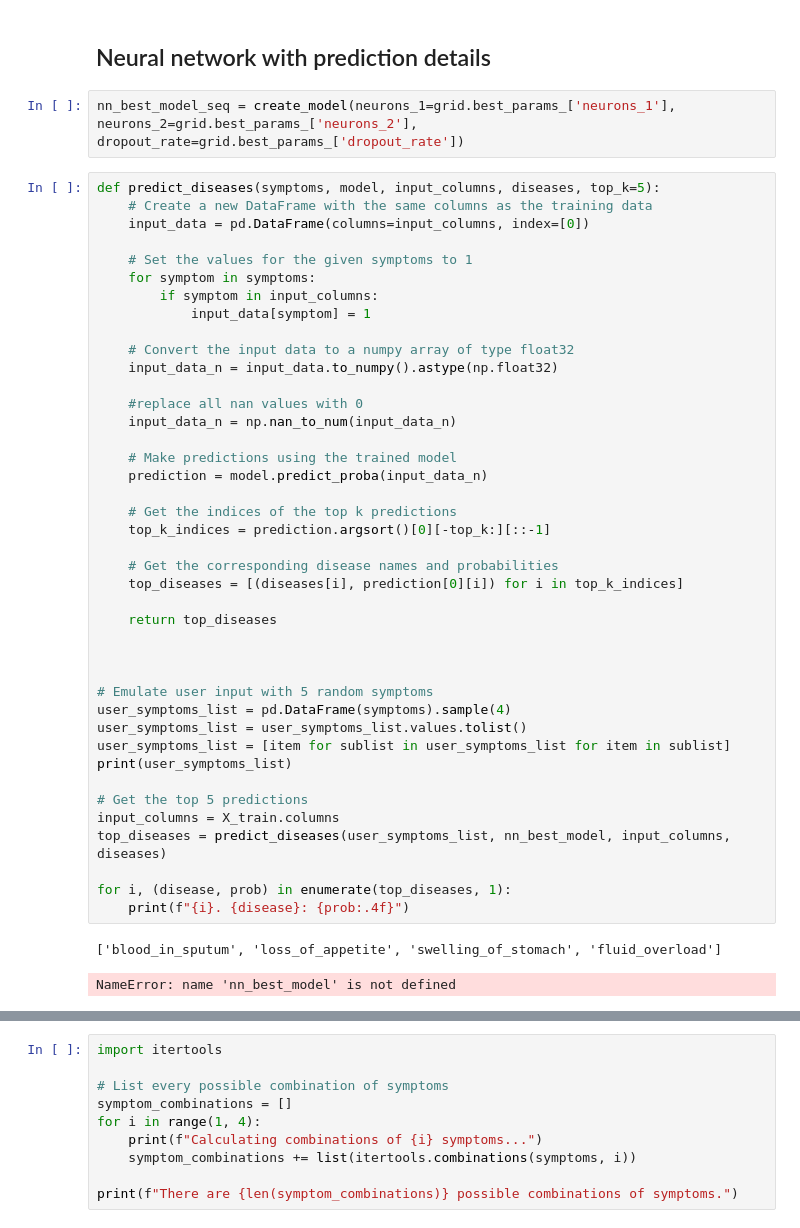
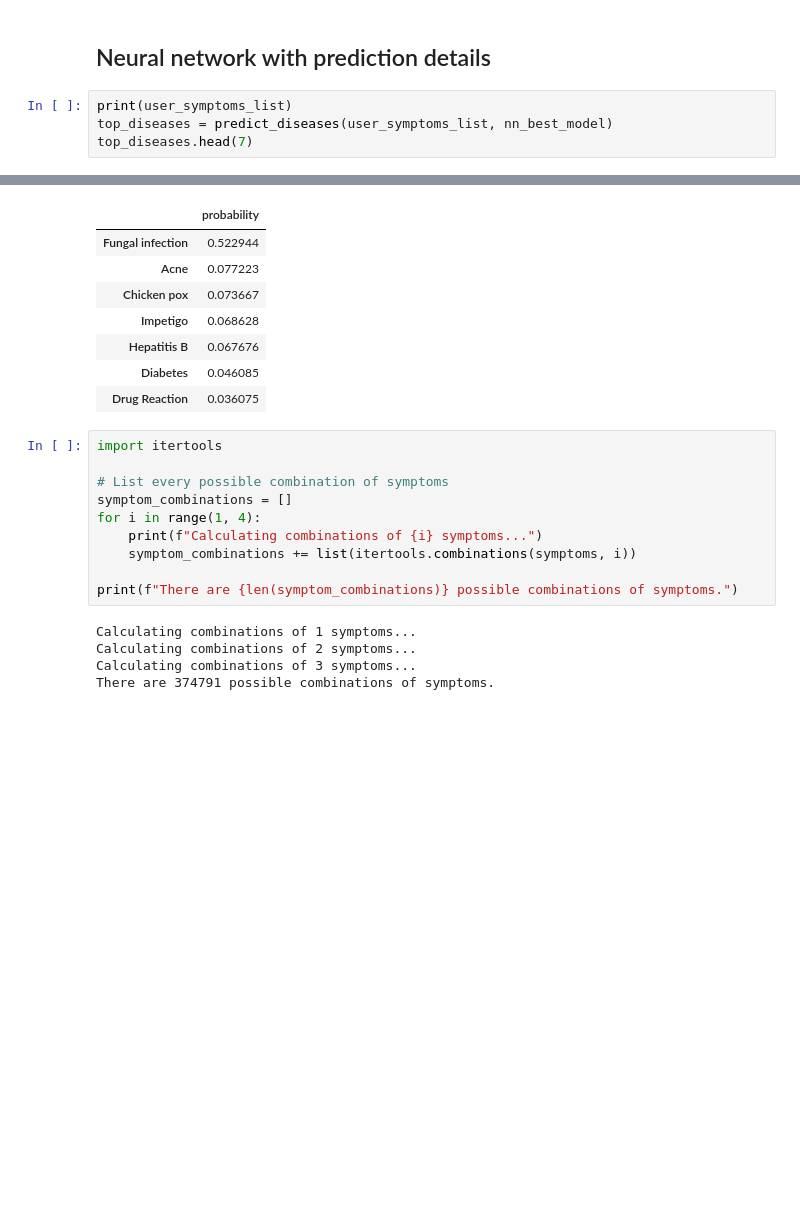
Before and after one commit to tom-bourjala/SDU-ML-DSP, a Jupyter notebook: main.ipynb, the cells around one changed output, grey strips where cells are left out. Saved outputs shown, nothing was run; the diff lists cells and outputs as text; blank space fills up the shorter version.

```diff
--- a/main.ipynb
+++ b/main.ipynb
@@ -794,48 +786,7 @@ user_symptoms_prob.head(5)
 # %% [markdown]
 ## Neural network with prediction details
-# %%
-nn_best_model_seq = create_model(neurons_1=grid.best_params_['neurons_1'], neurons_2=grid.best_params_['neurons_2'], dropout_rate=grid.best_params_['dropout_rate'])
-# %%
-def predict_diseases(symptoms, model, input_columns, diseases, top_k=5):
-    # Create a new DataFrame with the same columns as the training data
-    input_data = pd.DataFrame(columns=input_columns, index=[0])
-
-    # Set the values for the given symptoms to 1
-    for symptom in symptoms:
-        if symptom in input_columns:
-            input_data[symptom] = 1
-
-    # Convert the input data to a numpy array of type float32
-    input_data_n = input_data.to_numpy().astype(np.float32)
-
-    #replace all nan values with 0
-    input_data_n = np.nan_to_num(input_data_n)
-
-    # Make predictions using the trained model
-    prediction = model.predict_proba(input_data_n)
-
-    # Get the indices of the top k predictions
-    top_k_indices = prediction.argsort()[0][-top_k:][::-1]
-
-    # Get the corresponding disease names and probabilities
-    top_diseases = [(diseases[i], prediction[0][i]) for i in top_k_indices]
-
-    return top_diseases
-
-
-
-# Emulate user input with 5 random symptoms
-user_symptoms_list = pd.DataFrame(symptoms).sample(4)
-user_symptoms_list = user_symptoms_list.values.tolist()
-user_symptoms_list = [item for sublist in user_symptoms_list for item in sublist]
-print(user_symptoms_list)
-
-# Get the top 5 predictions
-input_columns = X_train.columns
-top_diseases = predict_diseases(user_symptoms_list, nn_best_model, input_columns, diseases)
-
-for i, (disease, prob) in enumerate(top_diseases, 1):
-    print(f"{i}. {disease}: {prob:.4f}")
-# %% [output]
-['blood_in_sputum', 'loss_of_appetite', 'swelling_of_stomach', 'fluid_overload']
-NameError: name 'nn_best_model' is not defined
+# %%
+print(user_symptoms_list)
+top_diseases = predict_diseases(user_symptoms_list, nn_best_model)
+top_diseases.head(7)
+# %% [output]
@@ -842,3 +795,11 @@ NameError: name 'nn_best_model' is not defined
+|  | probability |
+| Fungal infection | 0.522944 |
+| Acne | 0.077223 |
+| Chicken pox | 0.073667 |
+| Impetigo | 0.068628 |
+| Hepatitis B | 0.067676 |
+| Diabetes | 0.046085 |
+| Drug Reaction | 0.036075 |
 # %%
 import itertools
 
@@ -849,6 +810,11 @@ for i in range(1, 4):
     symptom_combinations += list(itertools.combinations(symptoms, i))
 
 print(f"There are {len(symptom_combinations)} possible combinations of symptoms.")
+# %% [output]
+Calculating combinations of 1 symptoms...
+Calculating combinations of 2 symptoms...
+Calculating combinations of 3 symptoms...
+There are 374791 possible combinations of symptoms.
 # %%
 # Heatmap of the chance of getting a disease based on the presence of a symptom
 
```
Also changed, not shown: parts of 11 cells of this notebook.
